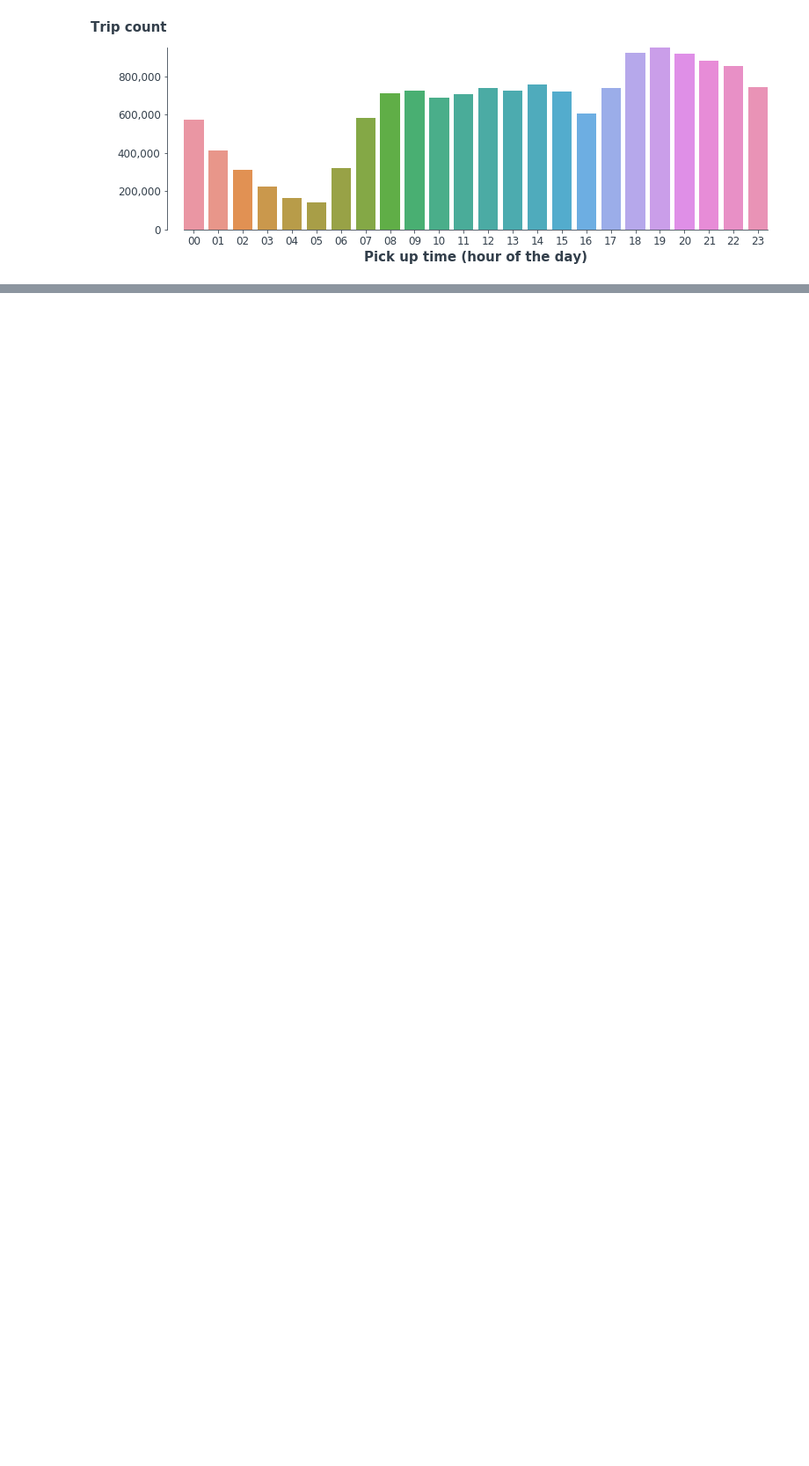
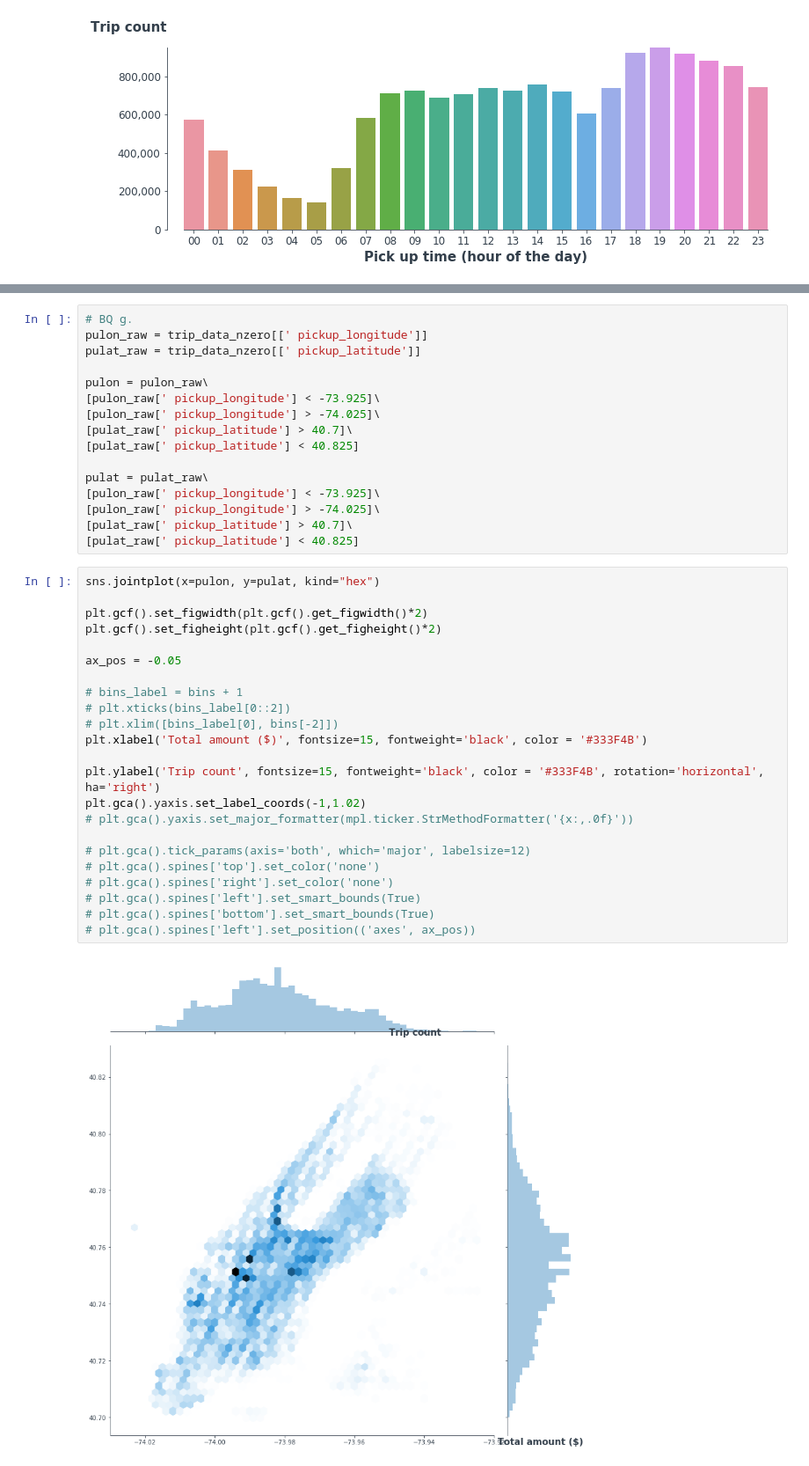
Before and after one commit to ERDuran/taxi, a Jupyter notebook: p01_inspect_data.ipynb, the cells around one changed output, grey strips where cells are left out. Shown at 88% size. Saved outputs shown, nothing was run; the diff lists cells and outputs as text; blank space fills up the shorter version.

```diff
--- a/p01_inspect_data.ipynb
+++ b/p01_inspect_data.ipynb
@@ -384,0 +376,41 @@ array([     0., 200000., 400000., 600000., 800000.])
+# %%
+# BQ g.
+pulon_raw = trip_data_nzero[[' pickup_longitude']]
+pulat_raw = trip_data_nzero[[' pickup_latitude']]
+
+pulon = pulon_raw\
+[pulon_raw[' pickup_longitude'] < -73.925]\
+[pulon_raw[' pickup_longitude'] > -74.025]\
+[pulat_raw[' pickup_latitude'] > 40.7]\
+[pulat_raw[' pickup_latitude'] < 40.825]
+
+pulat = pulat_raw\
+[pulon_raw[' pickup_longitude'] < -73.925]\
+[pulon_raw[' pickup_longitude'] > -74.025]\
+[pulat_raw[' pickup_latitude'] > 40.7]\
+[pulat_raw[' pickup_latitude'] < 40.825]
+# %%
+sns.jointplot(x=pulon, y=pulat, kind="hex")
+
+plt.gcf().set_figwidth(plt.gcf().get_figwidth()*2)
+plt.gcf().set_figheight(plt.gcf().get_figheight()*2)
+
+ax_pos = -0.05
+
+# bins_label = bins + 1
+# plt.xticks(bins_label[0::2])
+# plt.xlim([bins_label[0], bins[-2]])
+plt.xlabel('Total amount ($)', fontsize=15, fontweight='black', color = '#333F4B')
+
+plt.ylabel('Trip count', fontsize=15, fontweight='black', color = '#333F4B', rotation='horizontal', ha='right')
+plt.gca().yaxis.set_label_coords(-1,1.02)
+# plt.gca().yaxis.set_major_formatter(mpl.ticker.StrMethodFormatter('{x:,.0f}'))
+
+# plt.gca().tick_params(axis='both', which='major', labelsize=12)
+# plt.gca().spines['top'].set_color('none')
+# plt.gca().spines['right'].set_color('none')
+# plt.gca().spines['left'].set_smart_bounds(True)
+# plt.gca().spines['bottom'].set_smart_bounds(True)
+# plt.gca().spines['left'].set_position(('axes', ax_pos))
+# %% [output]
+[figure, added]
```
Also changed, not shown: parts of 4 cells of this notebook.
